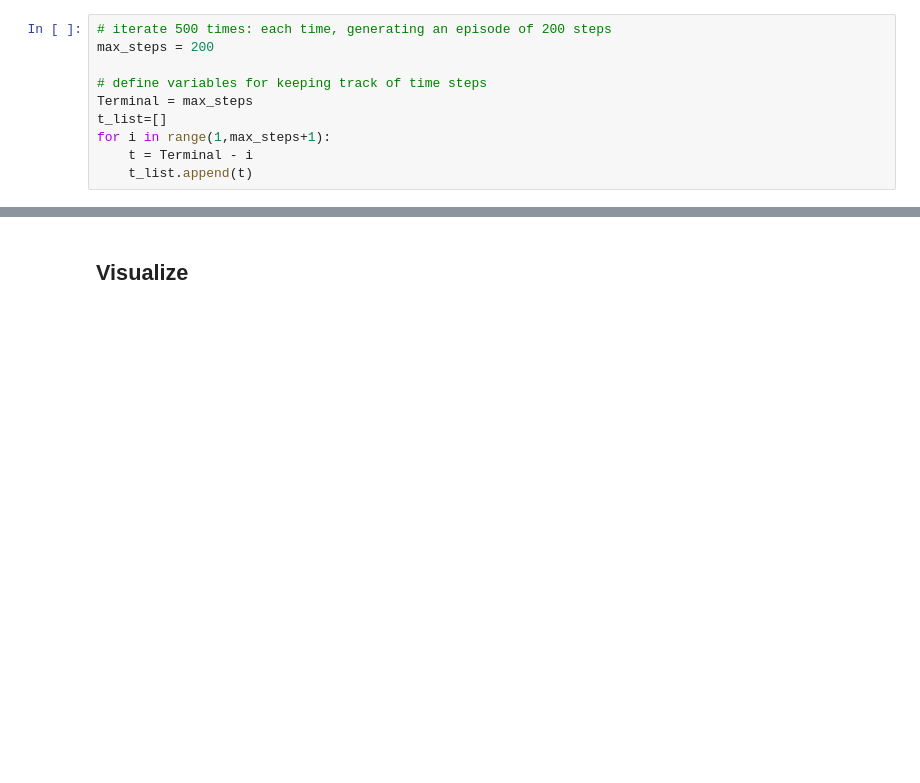
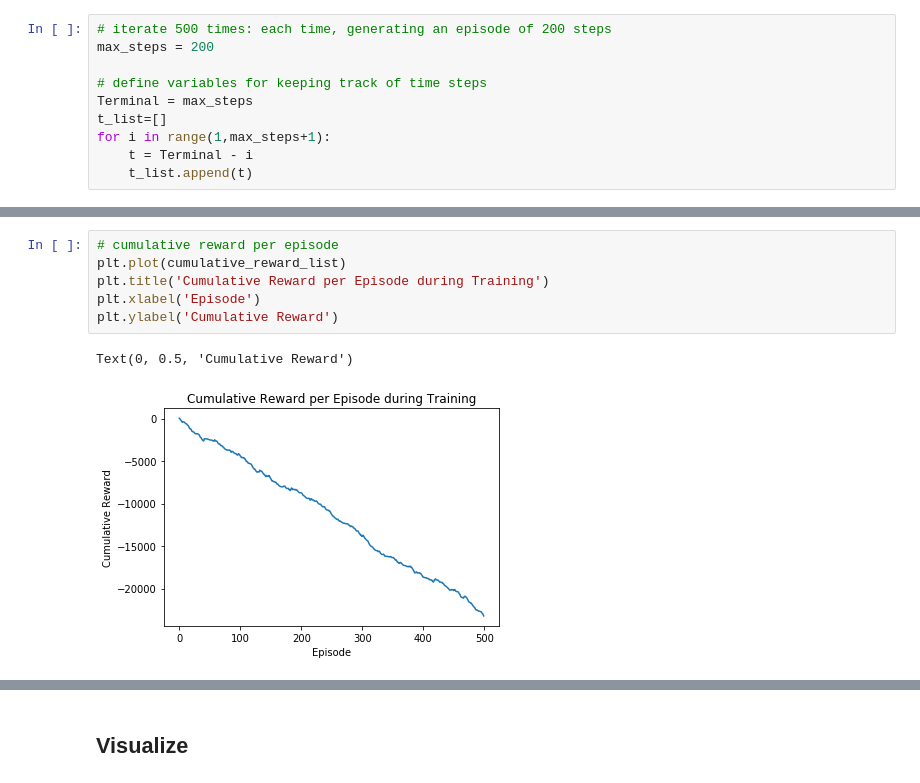
Before and after one commit to aarontan-git/RL_algorithms, a Jupyter notebook: Notebooks/First_visit.ipynb, the cells around one changed output, grey strips where cells are left out. Drawn from its saved outputs; the diff is of its cells as text; blank space fills up the shorter version.

```diff
--- a/Notebooks/First_visit.ipynb
+++ b/Notebooks/First_visit.ipynb
@@ -201,3 +231,12 @@ for iteration in range(500):
+# %%
+# cumulative reward per episode
+plt.plot(cumulative_reward_list)
+plt.title('Cumulative Reward per Episode during Training')
+plt.xlabel('Episode')
+plt.ylabel('Cumulative Reward')
+# %% [output]
+Text(0, 0.5, 'Cumulative Reward')
+[figure, added]
 # %%
 # total unique state action pairs at the end of one episode
 print(len(visited_list))
```
Also changed, not shown: parts of 10 cells of this notebook, 1 other file.
